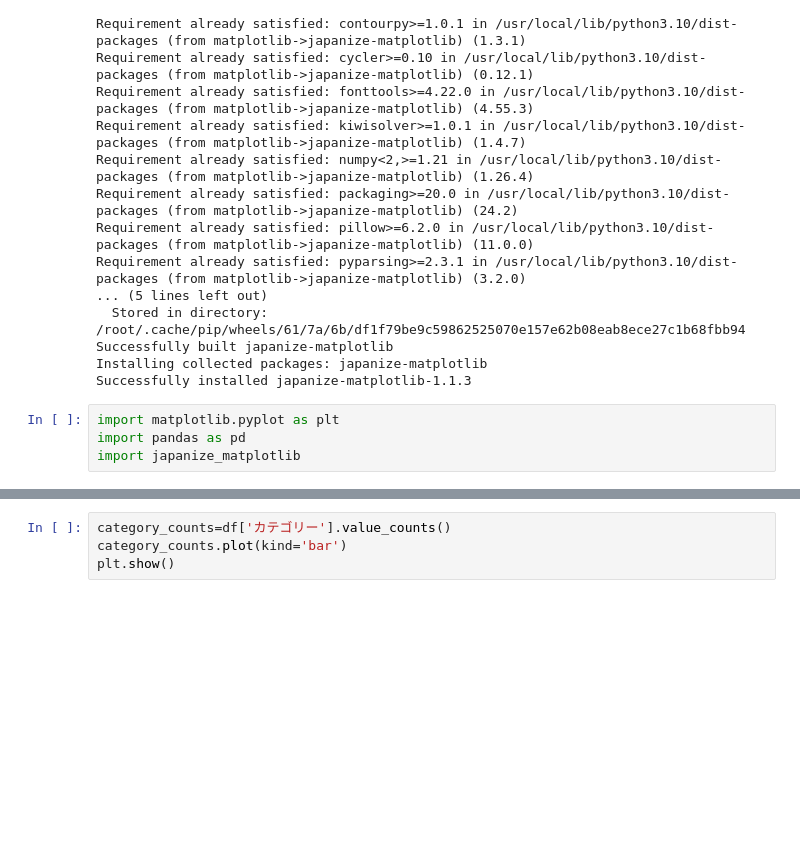
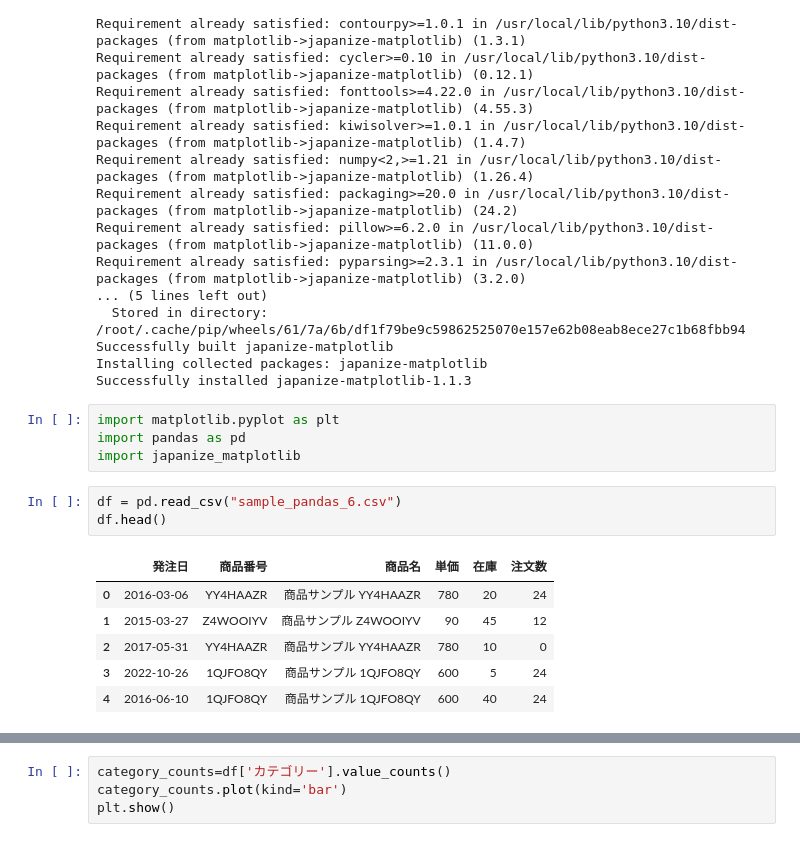
Before and after one commit to hiroki1-hub/data-analysis-basic-kadai, a Jupyter notebook: kadai_007/kadai_007.ipynb, the cells around one changed output, grey strips where cells are left out. Saved outputs shown, nothing was run; the diff lists cells and outputs as text; blank space fills up the shorter version.

```diff
--- a/kadai_007/kadai_007.ipynb
+++ b/kadai_007/kadai_007.ipynb
@@ -22,3 +22,13 @@ Successfully installed japanize-matplotlib-1.1.3
 import matplotlib.pyplot as plt
 import pandas as pd
 import japanize_matplotlib
+# %%
+df = pd.read_csv("sample_pandas_6.csv")
+df.head()
+# %% [output]
+|  | 発注日 | 商品番号 | 商品名 | 単価 | 在庫 | 注文数 |
+| 0 | 2016-03-06 | YY4HAAZR | 商品サンプル YY4HAAZR | 780 | 20 | 24 |
+| 1 | 2015-03-27 | Z4WOOIYV | 商品サンプル Z4WOOIYV | 90 | 45 | 12 |
+| 2 | 2017-05-31 | YY4HAAZR | 商品サンプル YY4HAAZR | 780 | 10 | 0 |
+| 3 | 2022-10-26 | 1QJFO8QY | 商品サンプル 1QJFO8QY | 600 | 5 | 24 |
+| 4 | 2016-06-10 | 1QJFO8QY | 商品サンプル 1QJFO8QY | 600 | 40 | 24 |
```
Also changed, not shown: parts of 3 cells of this notebook, 1 other file.
